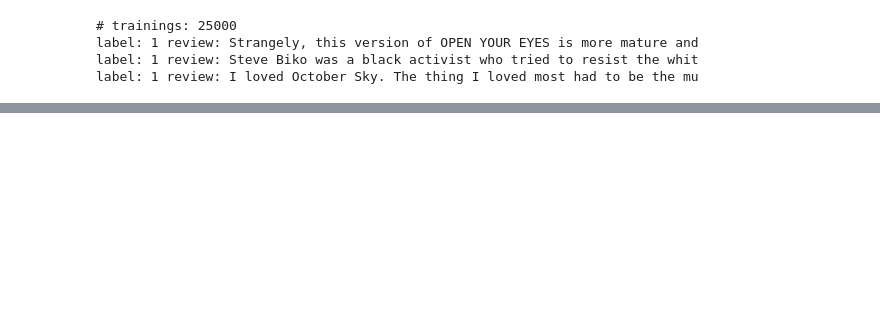
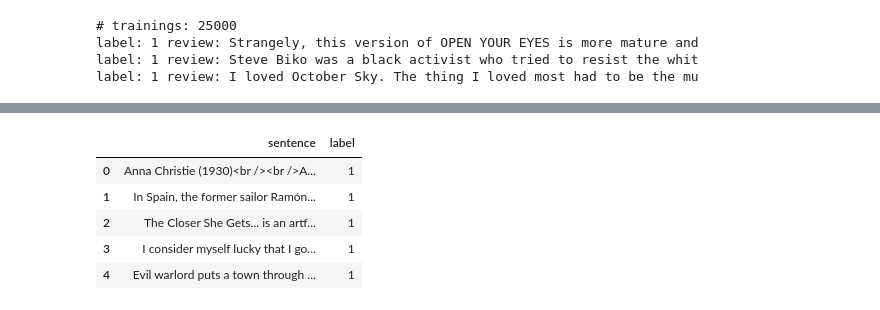
Before and after one commit to danrongLi/MLEARN_course, a Jupyter notebook: project/code.ipynb, the cells around one changed output, grey strips where cells are left out. Saved outputs shown, nothing was run; the diff lists cells and outputs as text; code cells hidden in the pictures; blank space fills up the shorter version.

```diff
--- a/project/code.ipynb
+++ b/project/code.ipynb
@@ -265,6 +227,7 @@ def read_imdb(data_dir, is_train):
     return data, labels
 
 train_data = read_imdb(data_dir, is_train=True)
+test_data = read_imdb(data_dir, is_train=False)
 print('# trainings:', len(train_data[0]))
 for x, y in zip(train_data[0][:3], train_data[1][:3]):
     print('label:', y, 'review:', x[0:60])
@@ -275,0 +253,11 @@ label: 1 review: I loved October Sky. The thing I loved most had to be the mu
+# %%
+test = pd.DataFrame(test_data).T
+test.rename({0: 'sentence', 1: 'label'}, axis=1, inplace=True)
+test.head()
+# %% [output]
+|  | sentence | label |
+| 0 | Anna Christie (1930)<br /><br />A... | 1 |
+| 1 | In Spain, the former sailor Ramón... | 1 |
+| 2 | The Closer She Gets... is an artf... | 1 |
+| 3 | I consider myself lucky that I go... | 1 |
+| 4 | Evil warlord puts a town through ... | 1 |
```
Also changed, not shown: parts of 4 cells of this notebook.
